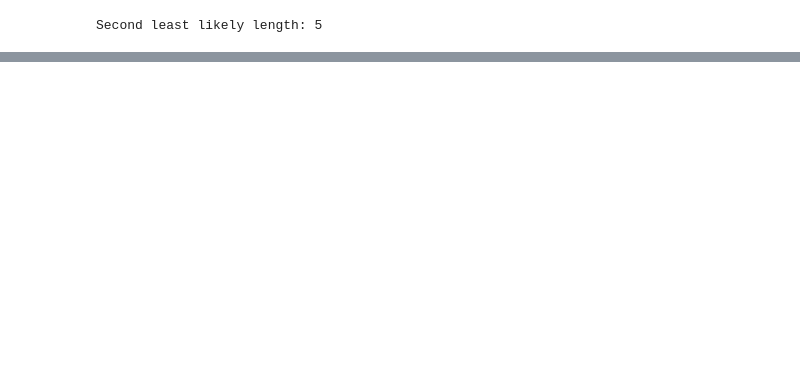
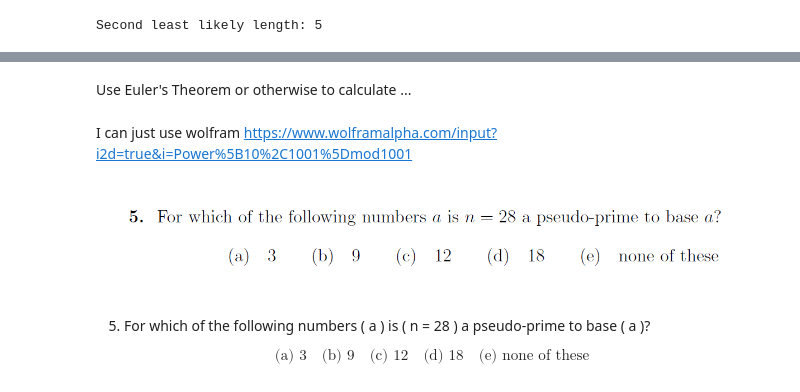
Before and after one commit to ted314-cyber/MATH3411, a Jupyter notebook: 2018TEST3exam/2018Test3.ipynb, the cells around one changed output, grey strips where cells are left out. Drawn from its saved outputs; the diff is of its cells as text; code cells hidden in the pictures; blank space fills up the shorter version.

```diff
--- a/2018TEST3exam/2018Test3.ipynb
+++ b/2018TEST3exam/2018Test3.ipynb
@@ -181,0 +251,16 @@ Option (e): H(1/5) + H(3/8) = 1.676362
+# %% [markdown]
+Use Euler's Theorem or otherwise to calculate ...
+# %% [markdown]
+I can just use wolfram https://www.wolframalpha.com/input?i2d=true&i=Power%5B10%2C1001%5Dmod1001
+# %%
+from IPython.display import Image
+
+Image(filename='/home/cbjs/math3411/2018T3exam/2018q5.png')
+# %% [output]
+[figure, added]
+# %% [markdown]
+5. For which of the following numbers \( a \) is \( n = 28 \) a pseudo-prime to base \( a \)?
+
+$$
+\text{(a) } 3 \quad \text{(b) } 9 \quad \text{(c) } 12 \quad \text{(d) } 18 \quad \text{(e) } \text{none of these}
+$$
```
Also changed, not shown: parts of 13 cells of this notebook, 15 other files.
